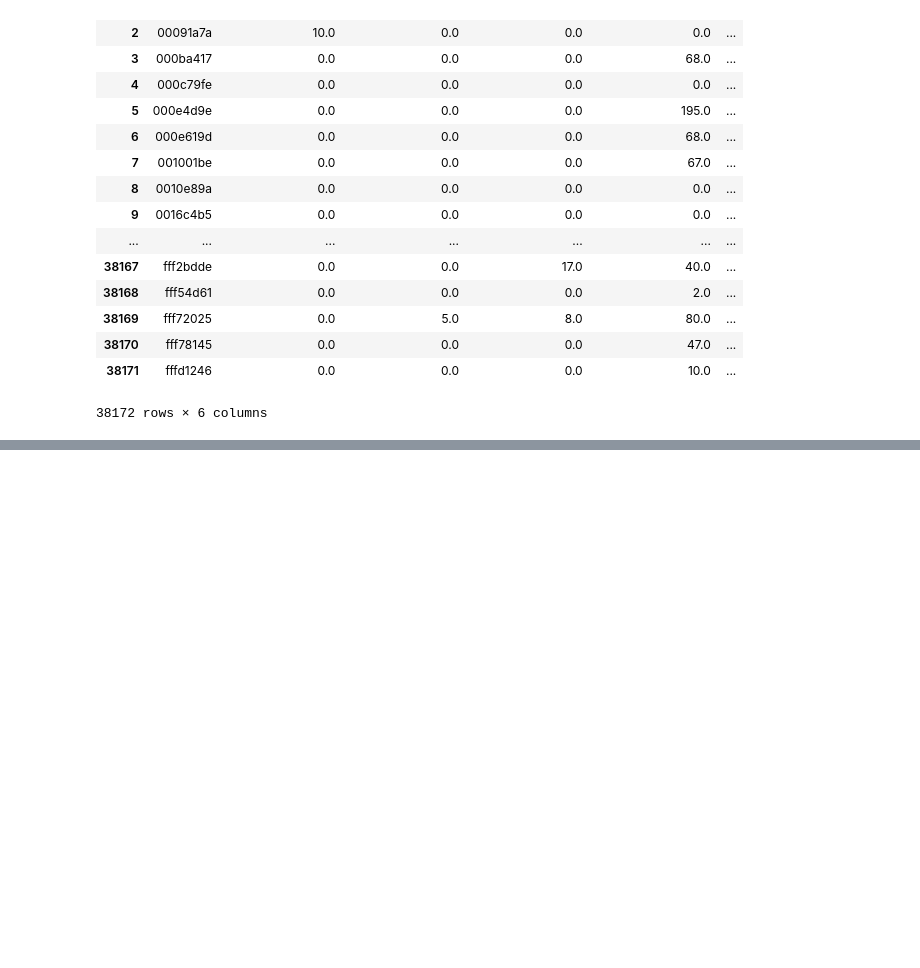
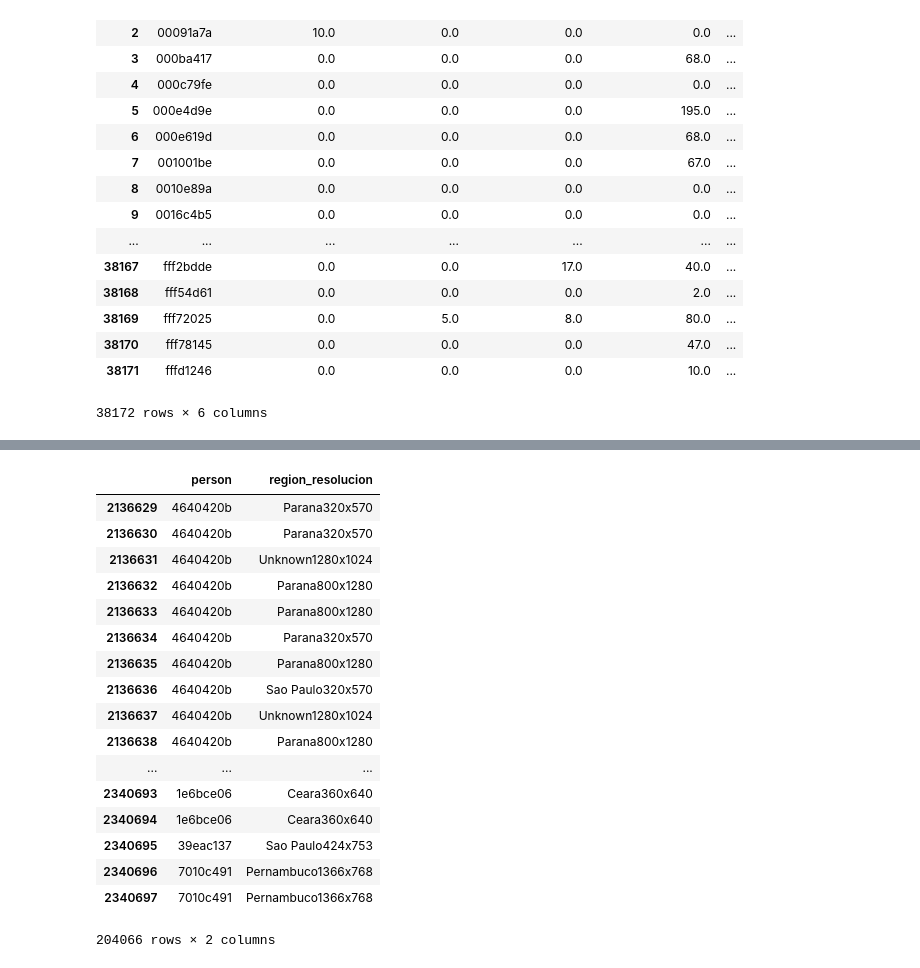
Before and after one commit to EugeniaFranchi/TP-Datos, a Jupyter notebook: TP2/TP2 v1.1.ipynb, the cells around one changed output, grey strips where cells are left out. Cells and saved outputs as stored; diff of their text form; code cells hidden in the pictures; blank space fills up the shorter version.

```diff
--- a/TP2/TP2 v1.1.ipynb
+++ b/TP2/TP2 v1.1.ipynb
@@ -136,0 +142,23 @@ train_data = pd.merge(train_data,)
+# %%
+region['region_resolucion'] = region['region']+region['screen_resolution']
+region_resolucion = region[['person','region_resolucion']]
+region_resolucion
+# %% [output]
+|  | person | region_resolucion |
+| 2136629 | 4640420b | Parana320x570 |
+| 2136630 | 4640420b | Parana320x570 |
+| 2136631 | 4640420b | Unknown1280x1024 |
+| 2136632 | 4640420b | Parana800x1280 |
+| 2136633 | 4640420b | Parana800x1280 |
+| 2136634 | 4640420b | Parana320x570 |
+| 2136635 | 4640420b | Parana800x1280 |
+| 2136636 | 4640420b | Sao Paulo320x570 |
+| 2136637 | 4640420b | Unknown1280x1024 |
+| 2136638 | 4640420b | Parana800x1280 |
+| ... | ... | ... |
+| 2340693 | 1e6bce06 | Ceara360x640 |
+| 2340694 | 1e6bce06 | Ceara360x640 |
+| 2340695 | 39eac137 | Sao Paulo424x753 |
+| 2340696 | 7010c491 | Pernambuco1366x768 |
+| 2340697 | 7010c491 | Pernambuco1366x768 |
+204066 rows × 2 columns
```
Also changed, not shown: parts of 14 cells of this notebook.
